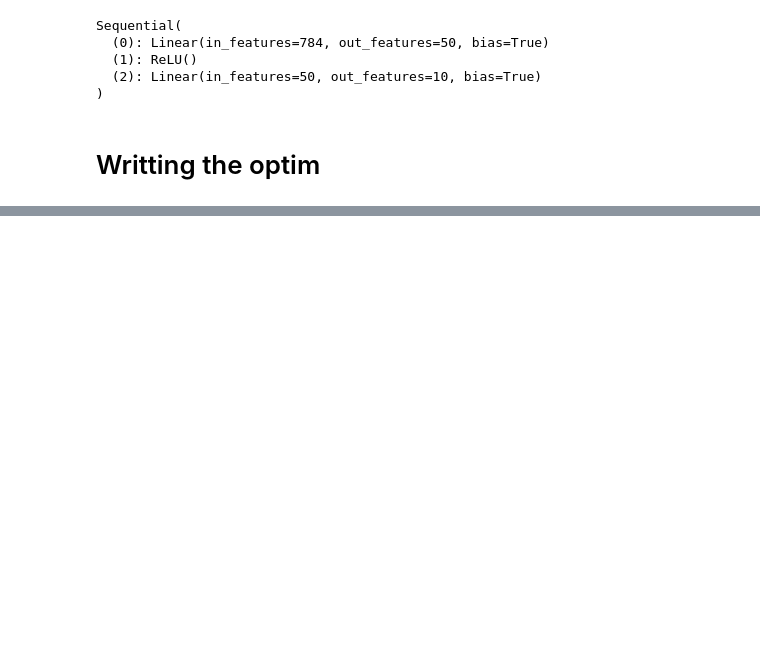
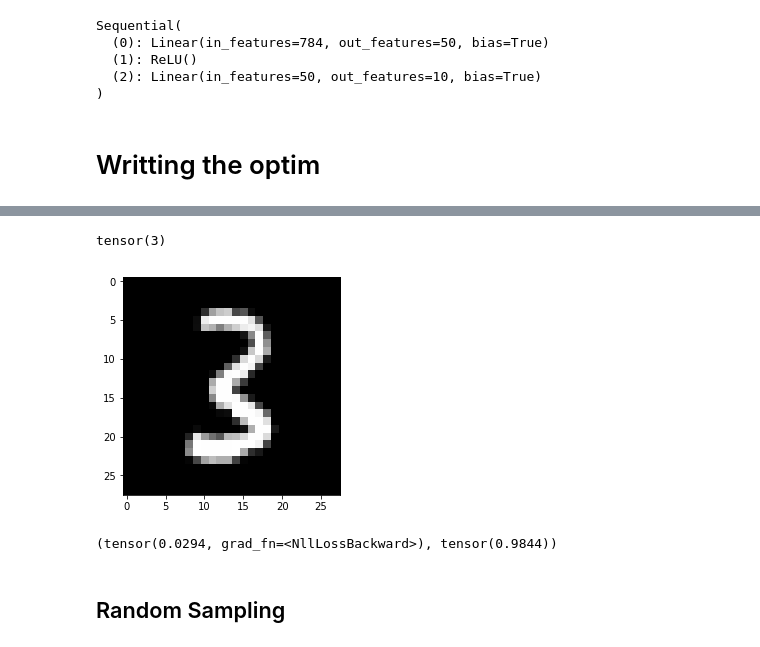
Before and after one commit to JohanWork/DNNFromTheFoundation, a Jupyter notebook: 03_minibatch_training.ipynb, the cells around one changed output, grey strips where cells are left out. Drawn from its saved outputs; the diff is of its cells as text; code cells hidden in the pictures; blank space fills up the shorter version.

```diff
--- a/03_minibatch_training.ipynb
+++ b/03_minibatch_training.ipynb
@@ -426,0 +562,4 @@ assert acc>0.7
+# %%
+train_ds, valid_ds= Dataset(x_train,y_train),Dataset(x_valid,y_valid)
+
+assert (len(train_ds)==len(x_train))
@@ -426,0 +594,17 @@ assert acc>0.7
+# %%
+class DataLoader():
+    def __init__(self,ds,bs):
+        self.ds=ds
+        self.bs=bs
+
+    def __iter__(self):
+        # Yeild is a co rutin!
+        # A fucntion that returns diffrent things at theiffrent times!
+        # You can call next on it!
+        for i in range(0,len(self.ds),self.bs):
+            yield self.ds[i:i+self.bs]
+# %%
+train_dl=DataLoader(train_ds,bs)
+valid_dl=DataLoader(valid_ds,bs)
+# %%
+xb,yb =next(iter(valid_dl))
@@ -426,0 +624,6 @@ assert acc>0.7
+# %%
+plt.imshow(xb[0].view(28,28))
+yb[0]
+# %% [output]
+tensor(3)
+[figure, added]
@@ -426,0 +645,8 @@ assert acc>0.7
+# %%
+loss,acc = loss_func(model(xb), yb), accuracy(model(xb), yb)
+assert acc>0.7
+loss,acc
+# %% [output]
+(tensor(0.0294, grad_fn=<NllLossBackward>), tensor(0.9844))
+# %% [markdown]
+## Random Sampling
```
Also changed, not shown: parts of 77 cells of this notebook, 2 other files.
